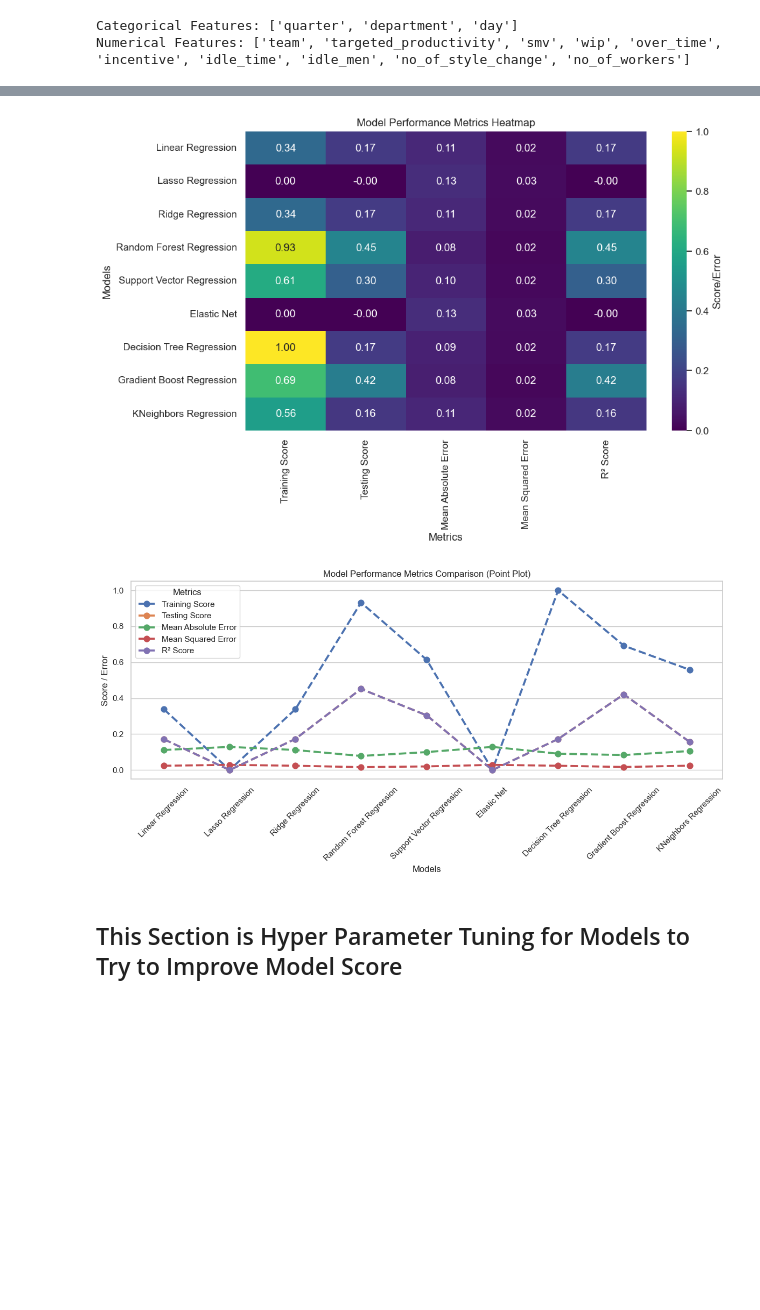
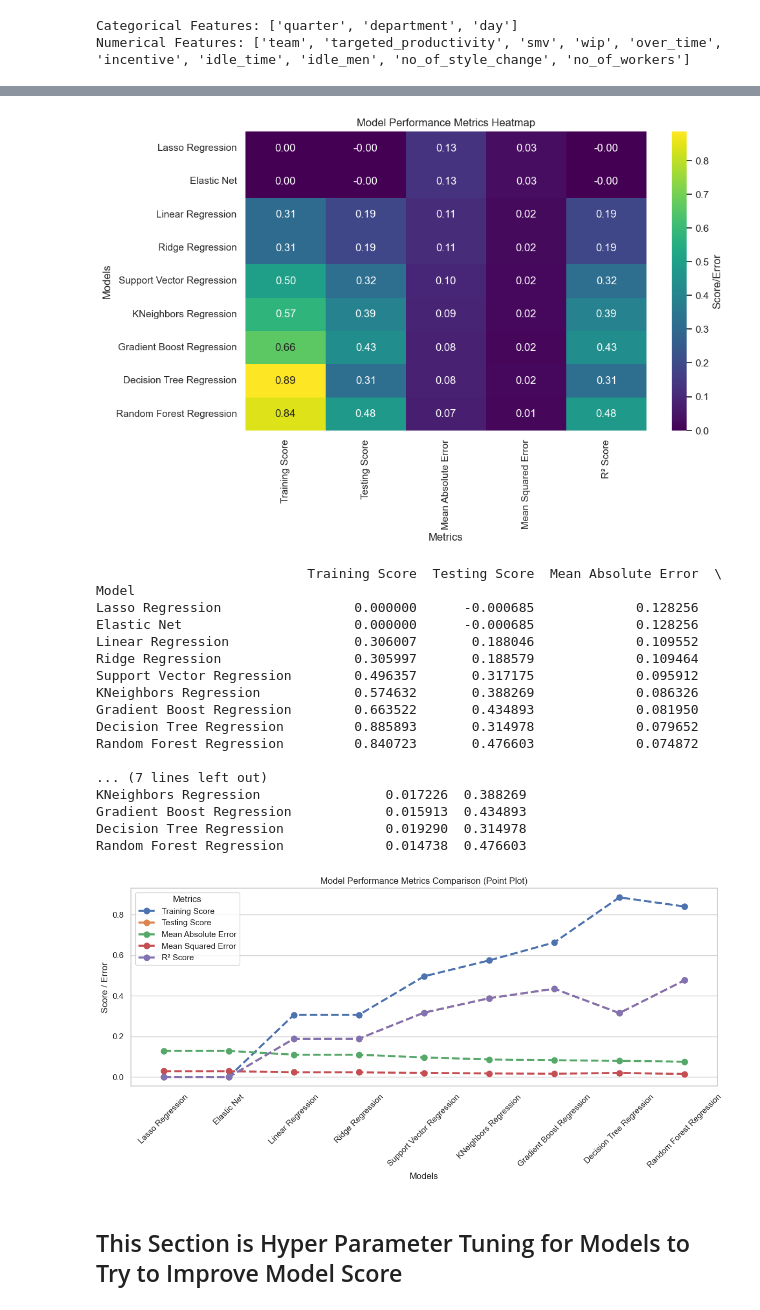
Before and after one commit to JaidenFlint/Project2_Group2, a Jupyter notebook: Regression_Model_Project2.ipynb, the cells around one changed output, grey strips where cells are left out. Saved outputs shown, nothing was run; the diff lists cells and outputs as text; code cells hidden in the pictures; blank space fills up the shorter version.

```diff
--- a/Regression_Model_Project2.ipynb
+++ b/Regression_Model_Project2.ipynb
@@ -83,3 +97,12 @@ print("Numerical Features:", numerical_features)
 # %% [output]
 Categorical Features: ['quarter', 'department', 'day']
 Numerical Features: ['team', 'targeted_productivity', 'smv', 'wip', 'over_time', 'incentive', 'idle_time', 'idle_men', 'no_of_style_change', 'no_of_workers']
+# %%
+# Ensure that X_train and X_test only contain numerical features
+# Remove any columns that are not numeric
+X_train = X_train.select_dtypes(include=['int64', 'float64'])
+X_test = X_test.select_dtypes(include=['int64', 'float64'])
+
+# Check for any non-numeric columns before fitting
+print("X_train columns:", X_train.columns)
+print("X_test columns:", X_test.columns)
@@ -85,0 +116,6 @@ Numerical Features: ['team', 'targeted_productivity', 'smv', 'wip', 'over_time',
+# %%
+# Fit and transform the training data
+X_train_processed = num_preprocessor.fit_transform(X_train)
+
+# Transform the testing data
+X_test_processed = num_preprocessor.transform(X_test)
@@ -98,7 +136,7 @@ models = {
 }
 
 # Create pipelines using the preprocessor and models
-pipelines = create_pipelines(preprocessor, models)
+pipelines = create_pipelines(num_preprocessor, models)
 # %%
-metrics_df = evaluate_models(pipelines, X_train, y_train, X_test, y_test)
+metrics_df = evaluate_models(pipelines, X_train_processed, y_train, X_test_processed, y_test)
 # %% [output]
@@ -145,25 +187,47 @@ plt.show()
 # %%
-# This will drop any non-numeric columns (like model names)
-# metrics_df = performance_df.drop(columns=['Training Score', 'Testing Score'])  # Adjust as necessary
+# Reset the index and drop the old index
+metrics_df.reset_index(drop=True, inplace=True)
 
-# Create a heatmap
-metrics_df = performance_df[['Training Score', 'Testing Score', 'Mean Absolute Error', 'Mean Squared Error', 'R² Score']]
+# Rename the first column to 'Model' if it's not already named
+metrics_df.rename(columns={'index': 'Model'}, inplace=True)
 
-# Create a heatmap
+# Set 'Model' as the index
+metrics_df.set_index('Model', inplace=True)
+
+# Create a heatmap with only numeric data
 plt.figure(figsize=(10, 6))
-sns.heatmap(metrics_df, annot=True, cmap='viridis', fmt='.2f', cbar_kws={'label': 'Score/Error'})
+sns.heatmap(metrics_df.select_dtypes(include=[np.number]), annot=True, cmap='viridis', fmt='.2f', cbar_kws={'label': 'Score/Error'})
 
 # Customize the plot
 plt.title('Model Performance Metrics Heatmap')
 plt.xlabel('Metrics')
 plt.ylabel('Models')
 plt.show()
 # %% [output]
-[figure, old version]
+[figure, new version]
+                           Training Score  Testing Score  Mean Absolute Error  \
+Model
+Lasso Regression                 0.000000      -0.000685             0.128256
+Elastic Net                      0.000000      -0.000685             0.128256
+Linear Regression                0.306007       0.188046             0.109552
+Ridge Regression                 0.305997       0.188579             0.109464
+Support Vector Regression        0.496357       0.317175             0.095912
+KNeighbors Regression            0.574632       0.388269             0.086326
+Gradient Boost Regression        0.663522       0.434893             0.081950
+Decision Tree Regression         0.885893       0.314978             0.079652
+Random Forest Regression         0.840723       0.476603             0.074872
+
+... (7 lines left out)
+KNeighbors Regression                0.017226  0.388269
+Gradient Boost Regression            0.015913  0.434893
+Decision Tree Regression             0.019290  0.314978
+Random Forest Regression             0.014738  0.476603
 # %%
+# Reset the index to bring 'Model' back as a column
+metrics_df_reset = metrics_df.reset_index()
+
 # Melt the DataFrame for better plotting
-metrics_melted = metrics_df.reset_index().melt(id_vars='index', var_name='Metric', value_name='Score')
-metrics_melted.rename(columns={'index': 'Model'}, inplace=True)
+metrics_melted = metrics_df_reset.melt(id_vars='Model', var_name='Metric', value_name='Score')
 
 # Create a point plot
 plt.figure(figsize=(12, 6))
@@ -180,7 +244,7 @@ plt.legend(title='Metrics')
 plt.tight_layout()
 plt.show()
 # %% [output]
-[figure, old version]
+[figure, new version]
 # %% [markdown]
 ## This Section is Hyper Parameter Tuning for Models to Try to Improve Model Score
 # %%
```
Also changed, not shown: parts of 18 cells of this notebook, 1 other file.
